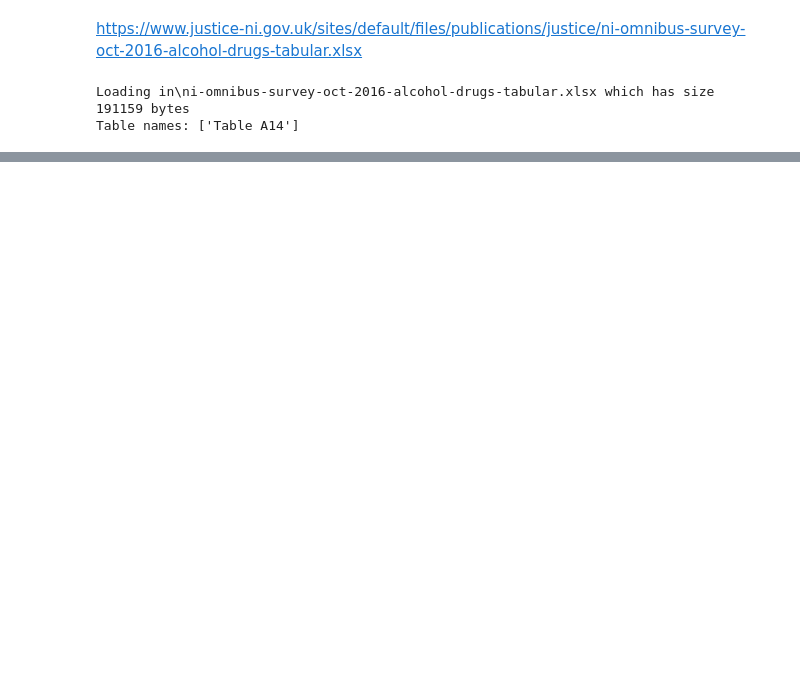
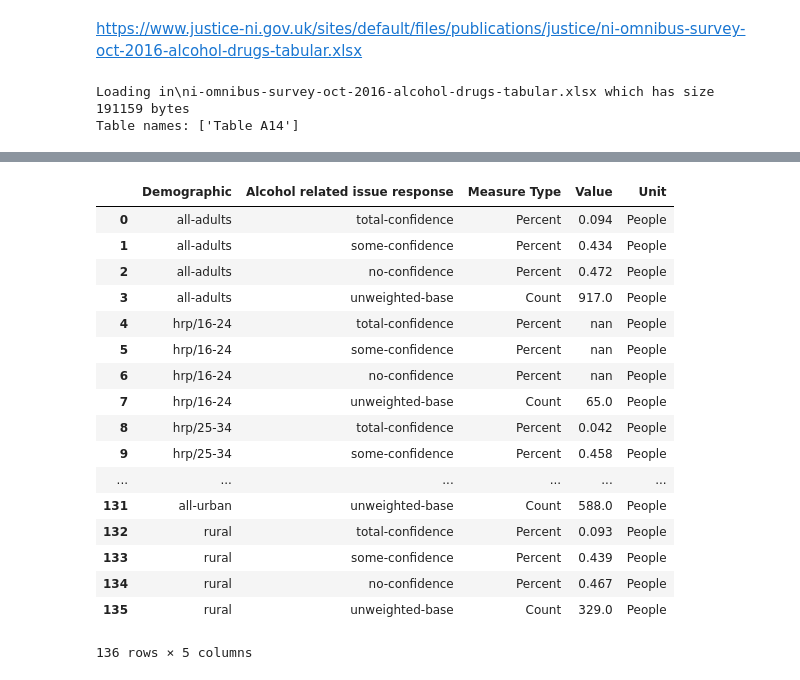
Before and after one commit to GSS-Cogs/DoJ-NI-Alcohol-Related-Issues, a Jupyter notebook: TableA14.ipynb, the cells around one changed output, grey strips where cells are left out. Drawn from its saved outputs; the diff is of its cells as text; code cells hidden in the pictures; blank space fills up the shorter version.

```diff
--- a/TableA14.ipynb
+++ b/TableA14.ipynb
@@ -175,3 +163,17 @@ new_table.head(5)
+# %%
+Final_table = pd.merge(new_table, c, how = 'left', left_on = 'Demographic1', right_on = 'Label')
+# %%
+Final_table.columns = ['Demographic' if x=='Notation' else x for x in Final_table.columns]
+# %%
+Final_table['Alcohol related issue response'] = Final_table['Alcohol related issue response'].map(
+    lambda x: {
+        'Total or a lot of confidence' : 'total-confidence',
+        'Some confidence' : 'some-confidence',
+        'Little or no confidence': 'no-confidence' ,
+        'Unweighted base': 'unweighted-base'
+        }.get(x, x))
+# %%
+Final_table = Final_table[['Demographic','Alcohol related issue response','Measure Type','Value','Unit']]
 # %%
 destinationFolder = Path('out')
 destinationFolder.mkdir(exist_ok=True, parents=True)
@@ -179,0 +182,21 @@ new_table.to_csv(destinationFolder / ('taba14.csv'), index = False)
+# %%
+Final_table
+# %% [output]
+|  | Demographic | Alcohol related issue response | Measure Type | Value | Unit |
+| 0 | all-adults | total-confidence | Percent | 0.094 | People |
+| 1 | all-adults | some-confidence | Percent | 0.434 | People |
+| 2 | all-adults | no-confidence | Percent | 0.472 | People |
+| 3 | all-adults | unweighted-base | Count | 917.0 | People |
+| 4 | hrp/16-24 | total-confidence | Percent | nan | People |
+| 5 | hrp/16-24 | some-confidence | Percent | nan | People |
+| 6 | hrp/16-24 | no-confidence | Percent | nan | People |
+| 7 | hrp/16-24 | unweighted-base | Count | 65.0 | People |
+| 8 | hrp/25-34 | total-confidence | Percent | 0.042 | People |
+| 9 | hrp/25-34 | some-confidence | Percent | 0.458 | People |
+| ... | ... | ... | ... | ... | ... |
+| 131 | all-urban | unweighted-base | Count | 588.0 | People |
+| 132 | rural | total-confidence | Percent | 0.093 | People |
+| 133 | rural | some-confidence | Percent | 0.439 | People |
+| 134 | rural | no-confidence | Percent | 0.467 | People |
+| 135 | rural | unweighted-base | Count | 329.0 | People |
+136 rows × 5 columns
```
Also changed, not shown: parts of 30 cells of this notebook, 2 other files.
